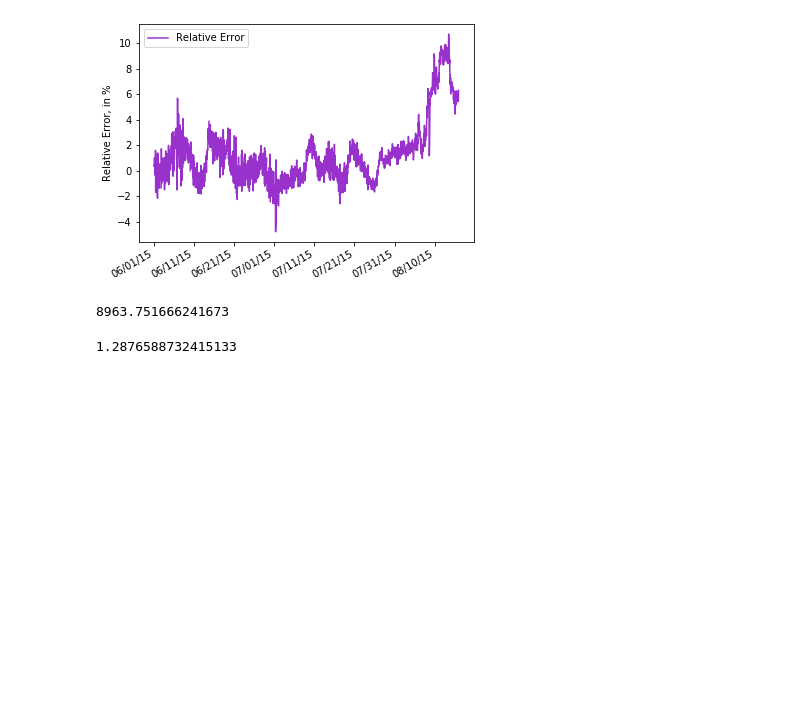
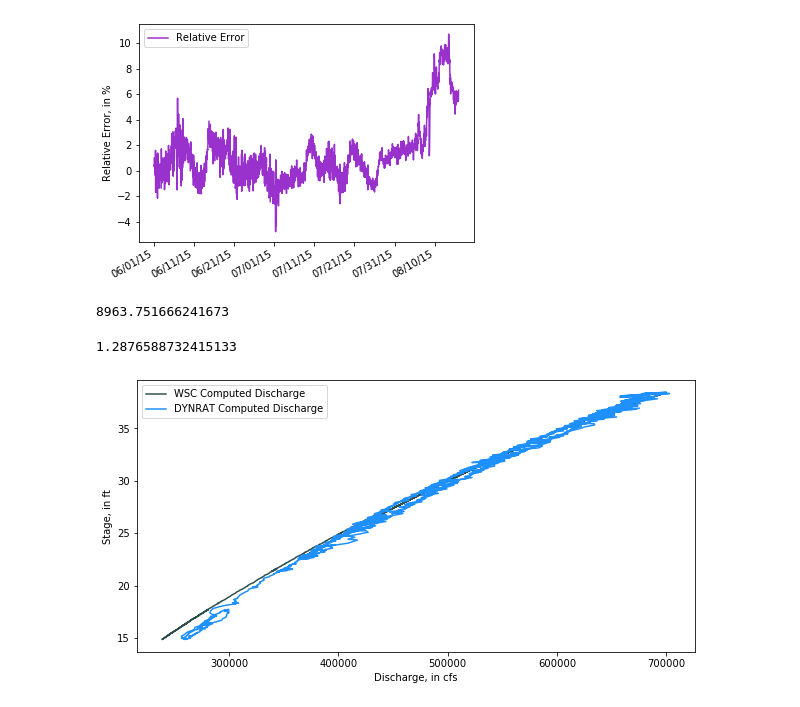
Before and after one commit to mdomanski-usgs/dynrat, a Jupyter notebook: examples/stlms.ipynb, the cells around one changed output. Cells and saved outputs as stored; diff of their text form; code cells hidden in the pictures; blank space fills up the shorter version.

Commit message:
add stage/discharge plot to stlms notebook

```diff
--- a/examples/stlms.ipynb
+++ b/examples/stlms.ipynb
@@ -116,3 +116,9 @@ computed_q_timeseries.rmse(rated_q_timeseries)
 computed_q_timeseries.mean_error(rated_q_timeseries, relative=True)
 # %% [output]
 1.2876588732415133
+# %%
+fig, ax = plt.subplots(figsize=(10, 5))
+_ = stage_discharge_plot(stage_timeseries, rated_q_timeseries, ax)
+_ = stage_discharge_plot(stage_timeseries, computed_q_timeseries, ax, color='dodgerblue', label='DYNRAT Computed Discharge')
+# %% [output]
+[figure, added]
```
